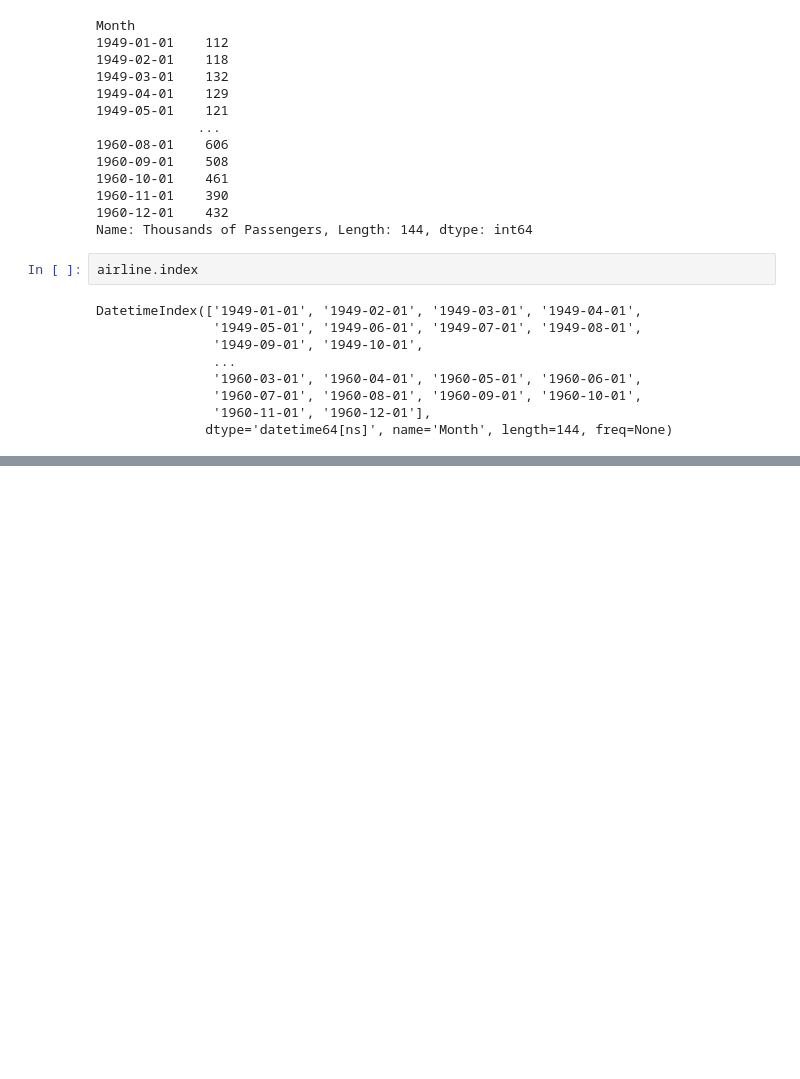
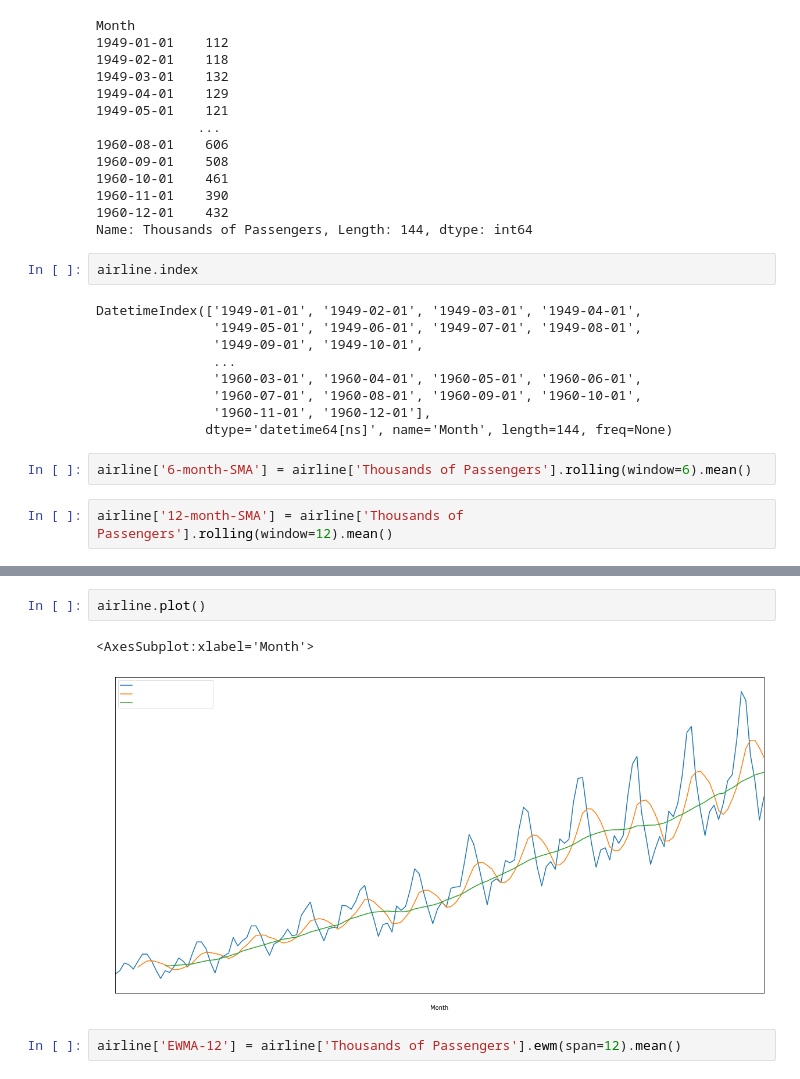
Before and after one commit to kunal266/Algo_Practice, a Jupyter notebook: time_airline.ipynb, the cells around one changed output, grey strips where cells are left out. Cells and saved outputs as stored; diff of their text form; blank space fills up the shorter version.

Commit message:
ewma added

```diff
--- a/time_airline.ipynb
+++ b/time_airline.ipynb
@@ -83,3 +83,7 @@ DatetimeIndex(['1949-01-01', '1949-02-01', '1949-03-01', '1949-04-01',
                '1960-07-01', '1960-08-01', '1960-09-01', '1960-10-01',
                '1960-11-01', '1960-12-01'],
               dtype='datetime64[ns]', name='Month', length=144, freq=None)
+# %%
+airline['6-month-SMA'] = airline['Thousands of Passengers'].rolling(window=6).mean()
+# %%
+airline['12-month-SMA'] = airline['Thousands of Passengers'].rolling(window=12).mean()
@@ -85,0 +100,7 @@ DatetimeIndex(['1949-01-01', '1949-02-01', '1949-03-01', '1949-04-01',
+# %%
+airline.plot()
+# %% [output]
+<AxesSubplot:xlabel='Month'>
+[figure, added]
+# %%
+airline['EWMA-12'] = airline['Thousands of Passengers'].ewm(span=12).mean()
```
Also changed, not shown: parts of 2 cells of this notebook.
